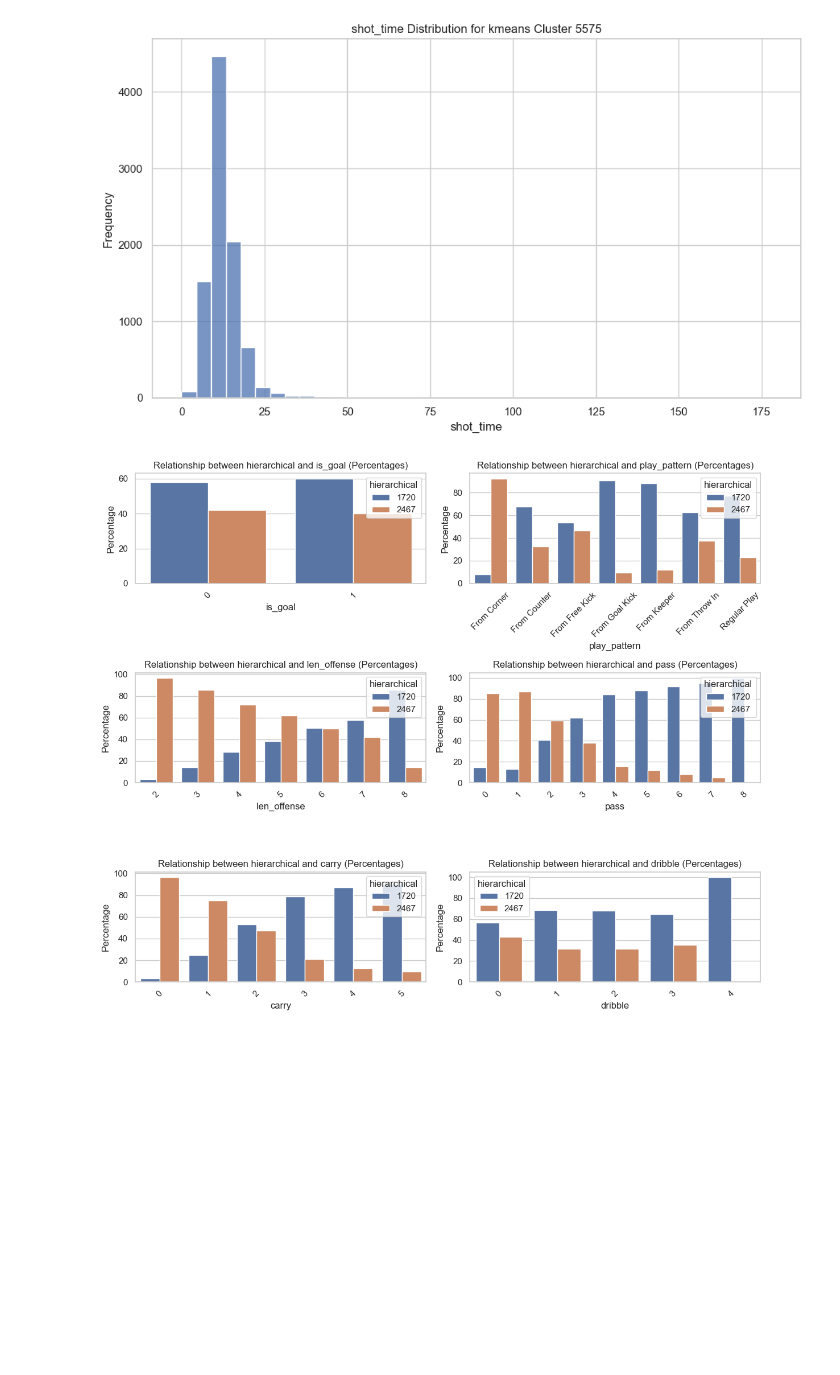
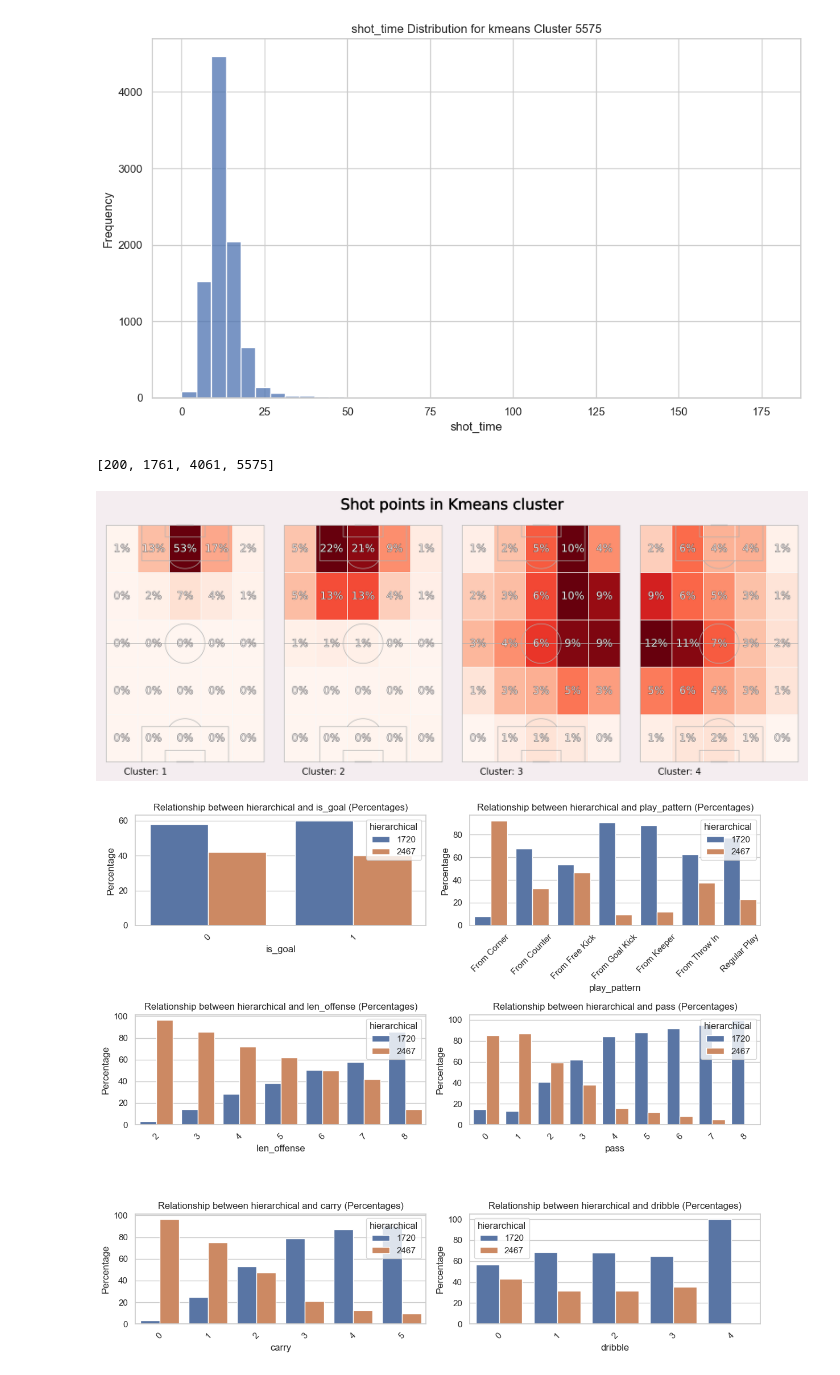
Before and after one commit to royzohar2/Soccer_DS, a Jupyter notebook: invistigate_clusters.ipynb, the cells around one changed output. Cells and saved outputs as stored; diff of their text form; code cells hidden in the pictures; blank space fills up the shorter version.

```diff
--- a/invistigate_clusters.ipynb
+++ b/invistigate_clusters.ipynb
@@ -361,6 +362,45 @@ for cluster in unique_clusters:
 [figure]
 [figure]
 [figure]
+# %%
+kmeans_c_uniq
+# %% [output]
+[200, 1761, 4061, 5575]
+# %%
+index_per_cluster_k = [[] for cluster in kmeans_c_uniq]
+
+for offense in list_offense:
+    if offense.clusters_centroid_kmeans == 200:
+        index_per_cluster_k[0].append(offense.index_in_current_list)
+    elif offense.clusters_centroid_kmeans == 1761:
+        index_per_cluster_k[1].append(offense.index_in_current_list)
+    elif offense.clusters_centroid_kmeans == 4061:
+        index_per_cluster_k[2].append(offense.index_in_current_list)
+    else:
+        index_per_cluster_k[3].append(offense.index_in_current_list)
+# %%
+pitch = VerticalPitch(pitch_type='statsbomb', line_zorder=2, pitch_color='#f4edf0')
+fig, axs = pitch.grid(nrows=1,ncols=4,endnote_height=0.03, endnote_space=0,
+                      title_height=0.08, title_space=0,
+                      # Turn off the endnote/title axis. I usually do this after
+                      # I am happy with the chart layout and text placement
+                      axis=False,
+                      grid_height=0.84, figheight=14, grid_width=0.20)
+
+for idx, ax in enumerate(axs['pitch'].flat):
+    coords = [list_offense[j].list_coords[-1] for j in index_per_cluster_k[idx]]
+    fig.set_facecolor('#f4edf0')
+    bin_statistic = pitch.bin_statistic([point[0] for point in coords], [point[1] for point in coords], statistic='count', bins=(5, 5), normalize=True)
+    pitch.heatmap(bin_statistic, ax=ax, cmap='Reds', edgecolor='#f9f9f9')
+    labels = pitch.label_heatmap(bin_statistic, color='#f4edf0', fontsize=35,
+                                 ax=ax, ha='center', va='center',
+                                 str_format='{:.0%}', path_effects=path_eff)
+    ax.text(20, -5, f"Cluster: {idx+1}", fontsize=30, ha='center', va='center')
+
+title_text = axs['title'].text(0.5, 0.5, "Shot points in Kmeans cluster",
+                               color='black', va='center', ha='center', path_effects=path_eff, fontsize=50)
+# %% [output]
+[figure, added]
 # %%
 fig, axes = plt.subplots(nrows=3, ncols=2, figsize=(12, 10))
 
```
Also changed, not shown: parts of 12 cells of this notebook.
